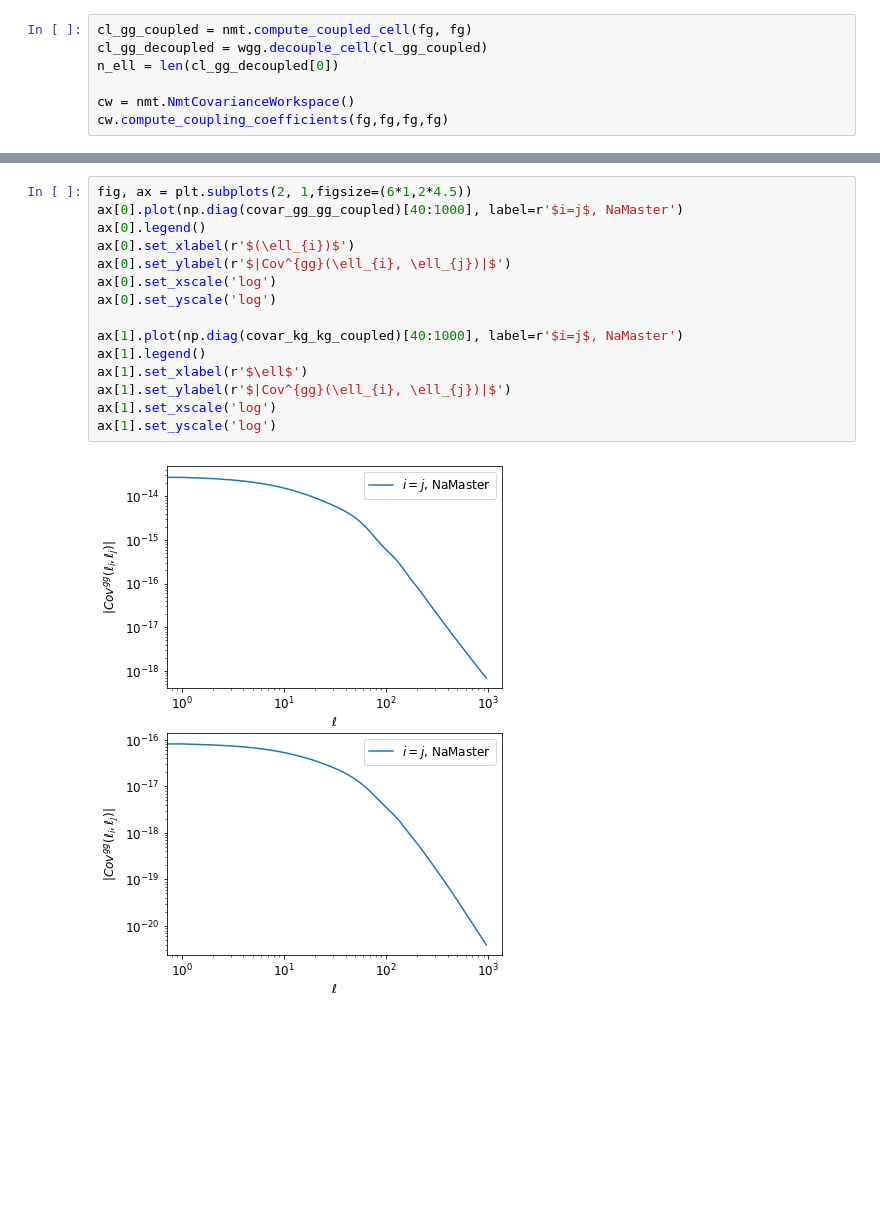
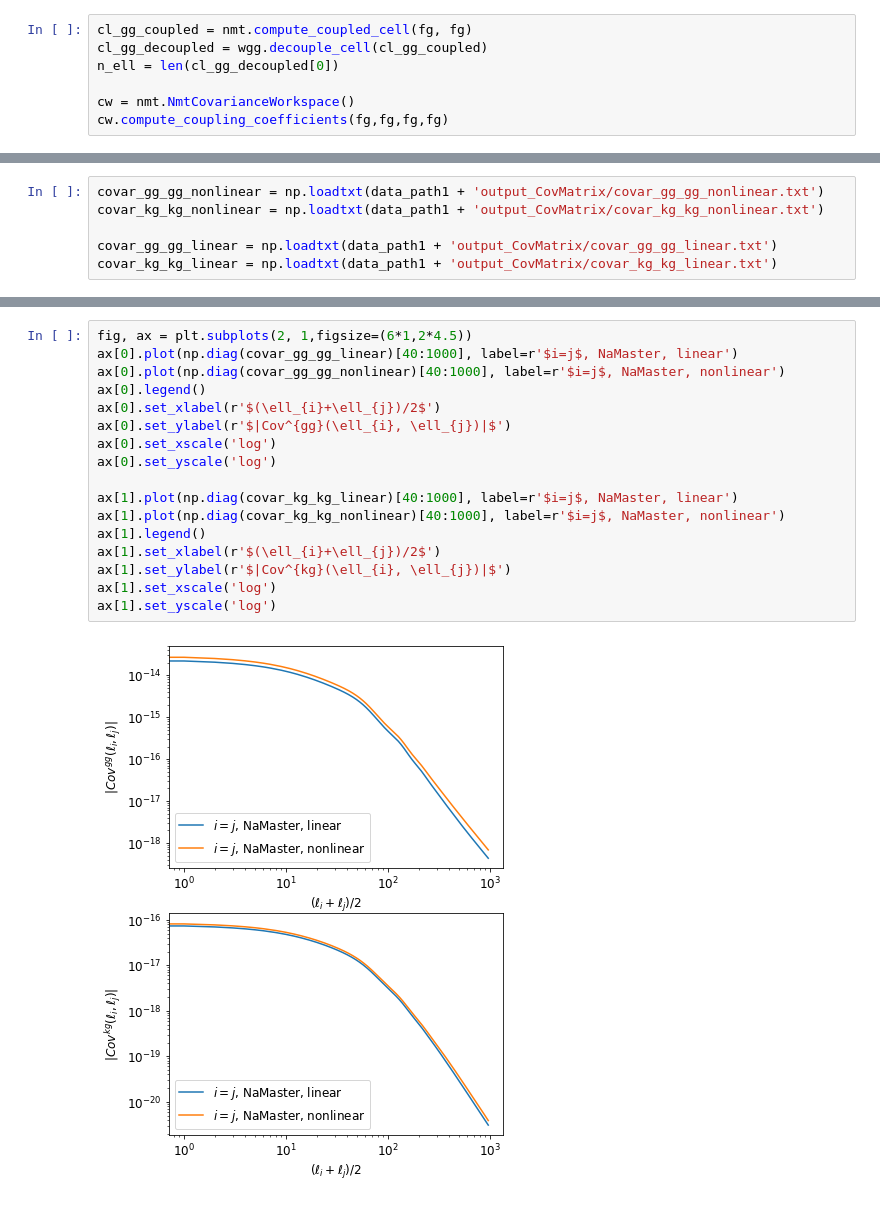
Before and after one commit to catketchup/DES_ACT_test, a Jupyter notebook: th_nonlinear.ipynb, the cells around one changed output, grey strips where cells are left out. Drawn from its saved outputs; the diff is of its cells as text; blank space fills up the shorter version.

```diff
--- a/th_nonlinear.ipynb
+++ b/th_nonlinear.ipynb
@@ -286,2 +307,8 @@ if 0:
+# %%
+covar_gg_gg_nonlinear = np.loadtxt(data_path1 + 'output_CovMatrix/covar_gg_gg_nonlinear.txt')
+covar_kg_kg_nonlinear = np.loadtxt(data_path1 + 'output_CovMatrix/covar_kg_kg_nonlinear.txt')
+
+covar_gg_gg_linear = np.loadtxt(data_path1 + 'output_CovMatrix/covar_gg_gg_linear.txt')
+covar_kg_kg_linear = np.loadtxt(data_path1 + 'output_CovMatrix/covar_kg_kg_linear.txt')
 # %%
 plt.figure()
@@ -292,17 +322,19 @@ plt.imshow(covar_gg_gg_coupled[:750, :750])
 # %%
 fig, ax = plt.subplots(2, 1,figsize=(6*1,2*4.5))
-ax[0].plot(np.diag(covar_gg_gg_coupled)[40:1000], label=r'$i=j$, NaMaster')
+ax[0].plot(np.diag(covar_gg_gg_linear)[40:1000], label=r'$i=j$, NaMaster, linear')
+ax[0].plot(np.diag(covar_gg_gg_nonlinear)[40:1000], label=r'$i=j$, NaMaster, nonlinear')
 ax[0].legend()
-ax[0].set_xlabel(r'$(\ell_{i})$')
+ax[0].set_xlabel(r'$(\ell_{i}+\ell_{j})/2$')
 ax[0].set_ylabel(r'$|Cov^{gg}(\ell_{i}, \ell_{j})|$')
 ax[0].set_xscale('log')
 ax[0].set_yscale('log')
 
-ax[1].plot(np.diag(covar_kg_kg_coupled)[40:1000], label=r'$i=j$, NaMaster')
+ax[1].plot(np.diag(covar_kg_kg_linear)[40:1000], label=r'$i=j$, NaMaster, linear')
+ax[1].plot(np.diag(covar_kg_kg_nonlinear)[40:1000], label=r'$i=j$, NaMaster, nonlinear')
 ax[1].legend()
-ax[1].set_xlabel(r'$\ell$')
-ax[1].set_ylabel(r'$|Cov^{gg}(\ell_{i}, \ell_{j})|$')
+ax[1].set_xlabel(r'$(\ell_{i}+\ell_{j})/2$')
+ax[1].set_ylabel(r'$|Cov^{kg}(\ell_{i}, \ell_{j})|$')
 ax[1].set_xscale('log')
 ax[1].set_yscale('log')
 # %% [output]
-[figure, old version]
+[figure, new version]
```
Also changed, not shown: parts of 3 cells of this notebook, 1 other file.
